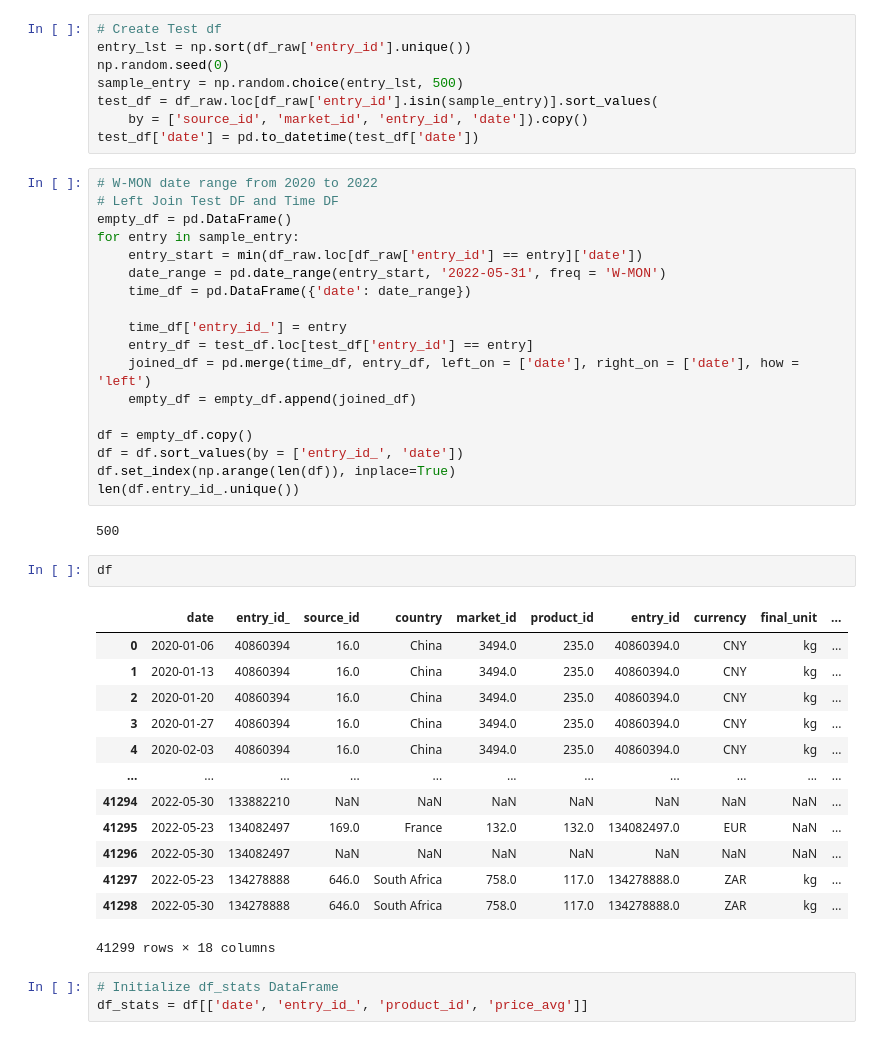
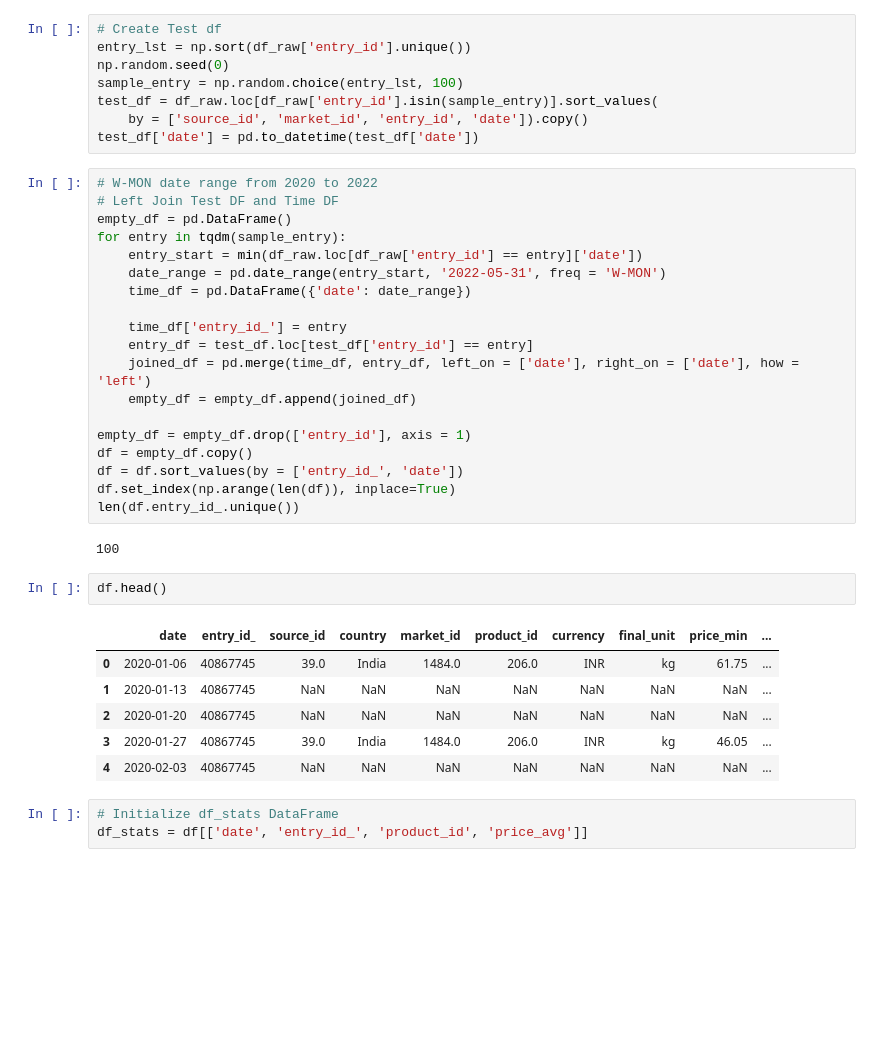
Before and after one commit to eungizoa/dataAnal, a Jupyter notebook: Alarm2.ipynb, the cells around one changed output. Saved outputs shown, nothing was run; the diff lists cells and outputs as text; blank space fills up the shorter version.

```diff
--- a/Alarm2.ipynb
+++ b/Alarm2.ipynb
@@ -36,7 +37,7 @@ df_raw.head()
 # Create Test df
 entry_lst = np.sort(df_raw['entry_id'].unique())
 np.random.seed(0)
-sample_entry = np.random.choice(entry_lst, 500)
+sample_entry = np.random.choice(entry_lst, 100)
 test_df = df_raw.loc[df_raw['entry_id'].isin(sample_entry)].sort_values(
     by = ['source_id', 'market_id', 'entry_id', 'date']).copy()
 test_df['date'] = pd.to_datetime(test_df['date'])
@@ -44,7 +45,7 @@ test_df['date'] = pd.to_datetime(test_df['date'])
 # W-MON date range from 2020 to 2022
 # Left Join Test DF and Time DF
 empty_df = pd.DataFrame()
-for entry in sample_entry:
+for entry in tqdm(sample_entry):
     entry_start = min(df_raw.loc[df_raw['entry_id'] == entry]['date'])
     date_range = pd.date_range(entry_start, '2022-05-31', freq = 'W-MON')
     time_df = pd.DataFrame({'date': date_range})
@@ -54,28 +55,22 @@ for entry in sample_entry:
     joined_df = pd.merge(time_df, entry_df, left_on = ['date'], right_on = ['date'], how = 'left')
     empty_df = empty_df.append(joined_df)
 
+empty_df = empty_df.drop(['entry_id'], axis = 1)
 df = empty_df.copy()
 df = df.sort_values(by = ['entry_id_', 'date'])
 df.set_index(np.arange(len(df)), inplace=True)
 len(df.entry_id_.unique())
 # %% [output]
-500
+100
 # %%
-df
+df.head()
 # %% [output]
-|  | date | entry_id_ | source_id | country | market_id | product_id | entry_id | currency | final_unit | ... |
-| 0 | 2020-01-06 | 40860394 | 16.0 | China | 3494.0 | 235.0 | 40860394.0 | CNY | kg | ... |
-| 1 | 2020-01-13 | 40860394 | 16.0 | China | 3494.0 | 235.0 | 40860394.0 | CNY | kg | ... |
-| 2 | 2020-01-20 | 40860394 | 16.0 | China | 3494.0 | 235.0 | 40860394.0 | CNY | kg | ... |
-| 3 | 2020-01-27 | 40860394 | 16.0 | China | 3494.0 | 235.0 | 40860394.0 | CNY | kg | ... |
-| 4 | 2020-02-03 | 40860394 | 16.0 | China | 3494.0 | 235.0 | 40860394.0 | CNY | kg | ... |
-| ... | ... | ... | ... | ... | ... | ... | ... | ... | ... | ... |
-| 41294 | 2022-05-30 | 133882210 | NaN | NaN | NaN | NaN | NaN | NaN | NaN | ... |
-| 41295 | 2022-05-23 | 134082497 | 169.0 | France | 132.0 | 132.0 | 134082497.0 | EUR | NaN | ... |
-| 41296 | 2022-05-30 | 134082497 | NaN | NaN | NaN | NaN | NaN | NaN | NaN | ... |
-| 41297 | 2022-05-23 | 134278888 | 646.0 | South Africa | 758.0 | 117.0 | 134278888.0 | ZAR | kg | ... |
-| 41298 | 2022-05-30 | 134278888 | 646.0 | South Africa | 758.0 | 117.0 | 134278888.0 | ZAR | kg | ... |
+|  | date | entry_id_ | source_id | country | market_id | product_id | currency | final_unit | price_min | ... |
+| 0 | 2020-01-06 | 40867745 | 39.0 | India | 1484.0 | 206.0 | INR | kg | 61.75 | ... |
+| 1 | 2020-01-13 | 40867745 | NaN | NaN | NaN | NaN | NaN | NaN | NaN | ... |
+| 2 | 2020-01-20 | 40867745 | NaN | NaN | NaN | NaN | NaN | NaN | NaN | ... |
+| 3 | 2020-01-27 | 40867745 | 39.0 | India | 1484.0 | 206.0 | INR | kg | 46.05 | ... |
+| 4 | 2020-02-03 | 40867745 | NaN | NaN | NaN | NaN | NaN | NaN | NaN | ... |
-41299 rows × 18 columns
 # %%
 # Initialize df_stats DataFrame
 df_stats = df[['date', 'entry_id_', 'product_id', 'price_avg']]
```
Also changed, not shown: parts of 14 cells of this notebook, 4 other files.
